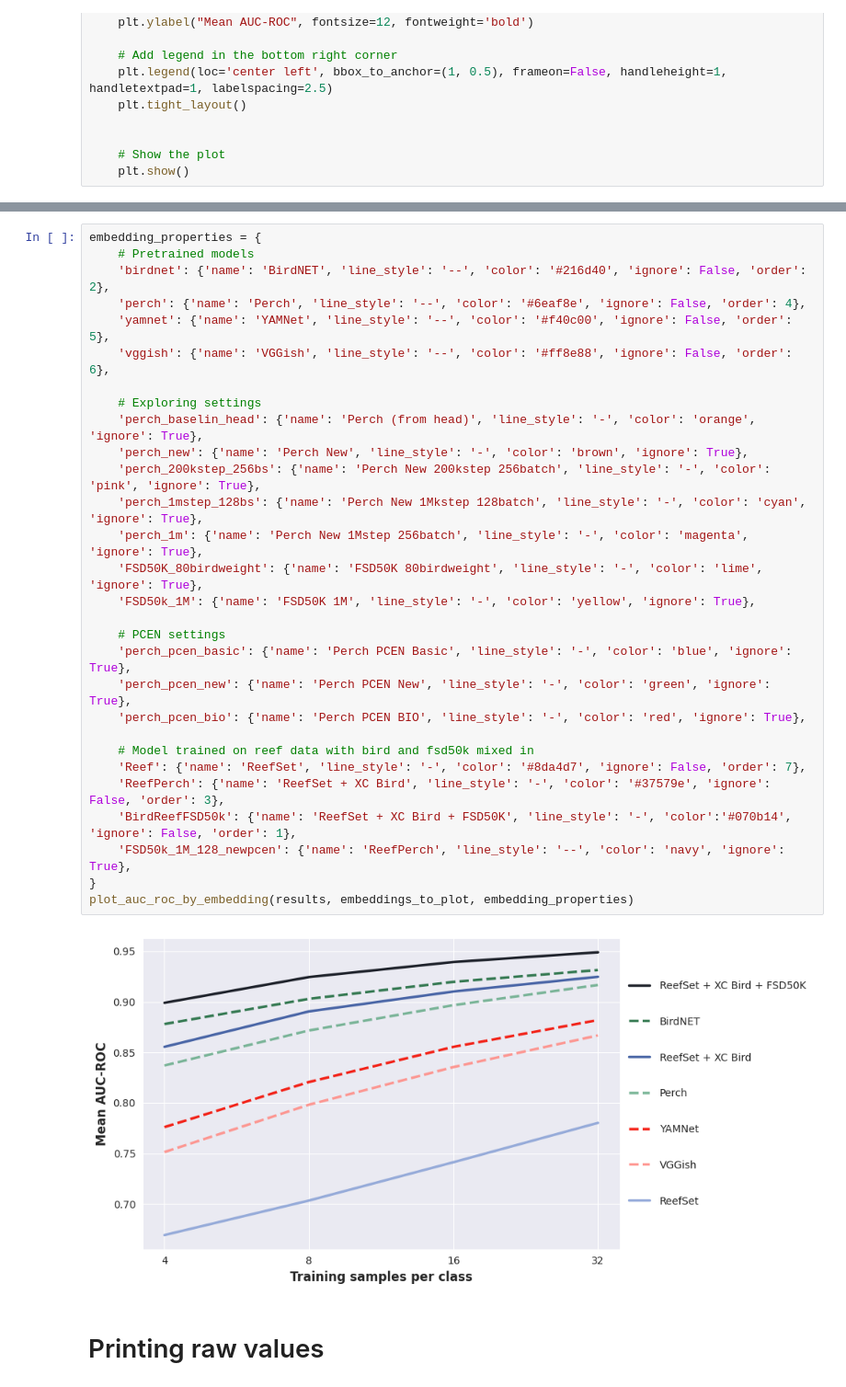
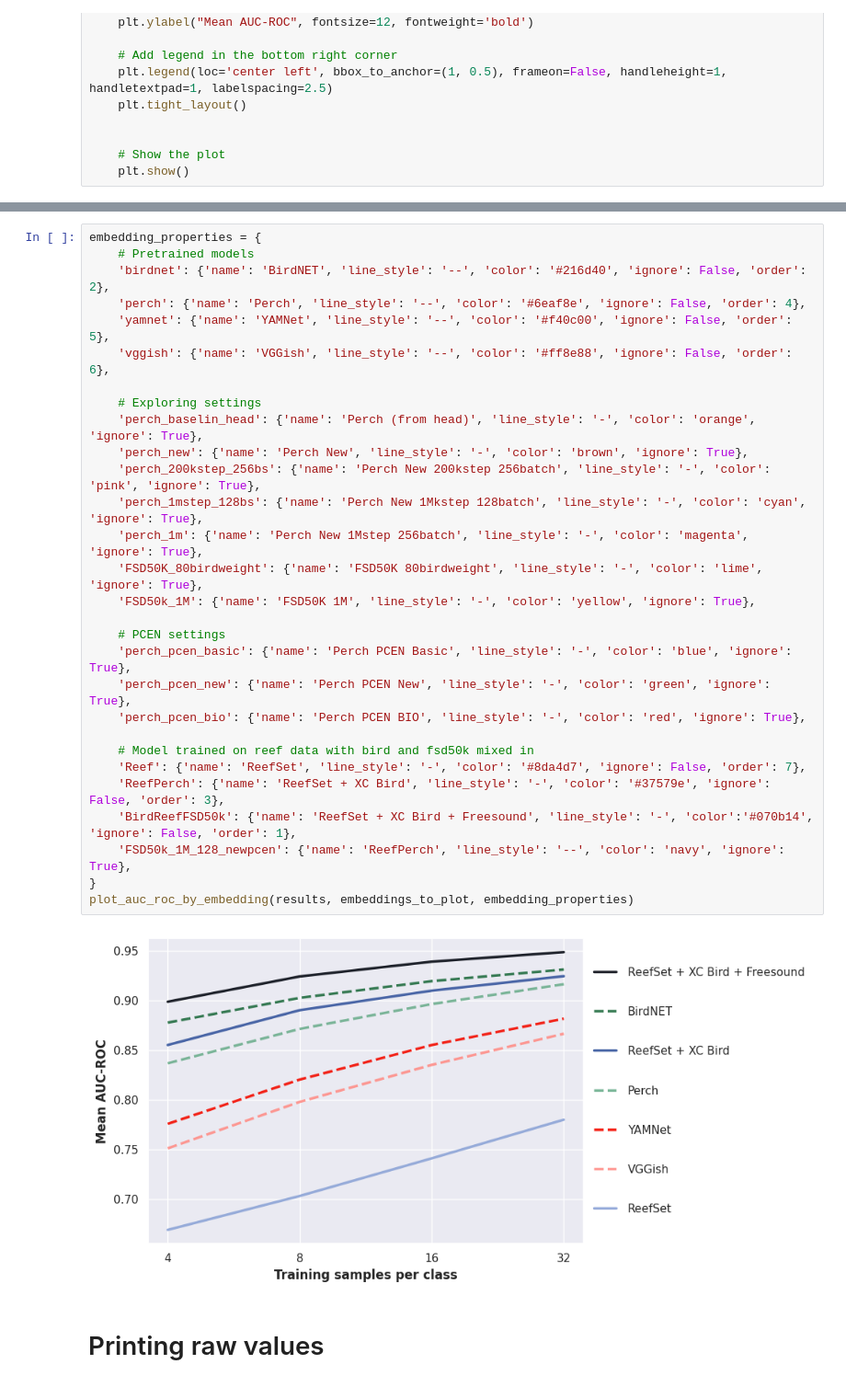
Before and after one commit to BenUCL/surfperch, a Jupyter notebook: manuscript-additions/figures.ipynb, the cells around one changed output, grey strips where cells are left out. Shown at 92% size. Drawn from its saved outputs; the diff is of its cells as text.

```diff
--- a/manuscript-additions/figures.ipynb
+++ b/manuscript-additions/figures.ipynb
@@ -221,34 +221,34 @@ plot_auc_roc_by_embedding(results, embeddings_to_plot, embedding_properties)
 # %%
 embedding_properties = {
     # Pretrained models
     'birdnet': {'name': 'BirdNET', 'line_style': '--', 'color': '#216d40', 'ignore': False, 'order': 2},
     'perch': {'name': 'Perch', 'line_style': '--', 'color': '#6eaf8e', 'ignore': False, 'order': 4},
     'yamnet': {'name': 'YAMNet', 'line_style': '--', 'color': '#f40c00', 'ignore': False, 'order': 5},
     'vggish': {'name': 'VGGish', 'line_style': '--', 'color': '#ff8e88', 'ignore': False, 'order': 6},
 
     # Exploring settings
     'perch_baselin_head': {'name': 'Perch (from head)', 'line_style': '-', 'color': 'orange', 'ignore': True},
     'perch_new': {'name': 'Perch New', 'line_style': '-', 'color': 'brown', 'ignore': True},
     'perch_200kstep_256bs': {'name': 'Perch New 200kstep 256batch', 'line_style': '-', 'color': 'pink', 'ignore': True},
     'perch_1mstep_128bs': {'name': 'Perch New 1Mkstep 128batch', 'line_style': '-', 'color': 'cyan', 'ignore': True},
     'perch_1m': {'name': 'Perch New 1Mstep 256batch', 'line_style': '-', 'color': 'magenta', 'ignore': True},
     'FSD50K_80birdweight': {'name': 'FSD50K 80birdweight', 'line_style': '-', 'color': 'lime', 'ignore': True},
     'FSD50k_1M': {'name': 'FSD50K 1M', 'line_style': '-', 'color': 'yellow', 'ignore': True},
 
     # PCEN settings
     'perch_pcen_basic': {'name': 'Perch PCEN Basic', 'line_style': '-', 'color': 'blue', 'ignore': True},
     'perch_pcen_new': {'name': 'Perch PCEN New', 'line_style': '-', 'color': 'green', 'ignore': True},
     'perch_pcen_bio': {'name': 'Perch PCEN BIO', 'line_style': '-', 'color': 'red', 'ignore': True},
 
     # Model trained on reef data with bird and fsd50k mixed in
     'Reef': {'name': 'ReefSet', 'line_style': '-', 'color': '#8da4d7', 'ignore': False, 'order': 7},
     'ReefPerch': {'name': 'ReefSet + XC Bird', 'line_style': '-', 'color': '#37579e', 'ignore': False, 'order': 3},
-    'BirdReefFSD50k': {'name': 'ReefSet + XC Bird + FSD50K', 'line_style': '-', 'color':'#070b14', 'ignore': False, 'order': 1},
+    'BirdReefFSD50k': {'name': 'ReefSet + XC Bird + Freesound', 'line_style': '-', 'color':'#070b14', 'ignore': False, 'order': 1},
     'FSD50k_1M_128_newpcen': {'name': 'ReefPerch', 'line_style': '--', 'color': 'navy', 'ignore': True},
 }
 plot_auc_roc_by_embedding(results, embeddings_to_plot, embedding_properties)
 # %% [output]
-[figure, old version]
+[figure, new version]
 # %% [markdown]
 # Printing raw values
 # %%
```
Also changed, not shown: parts of 7 cells of this notebook.
